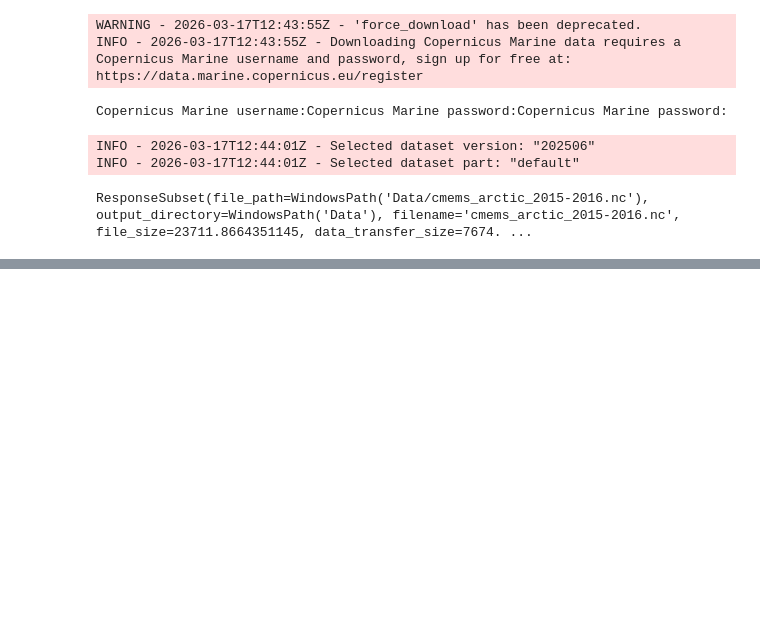
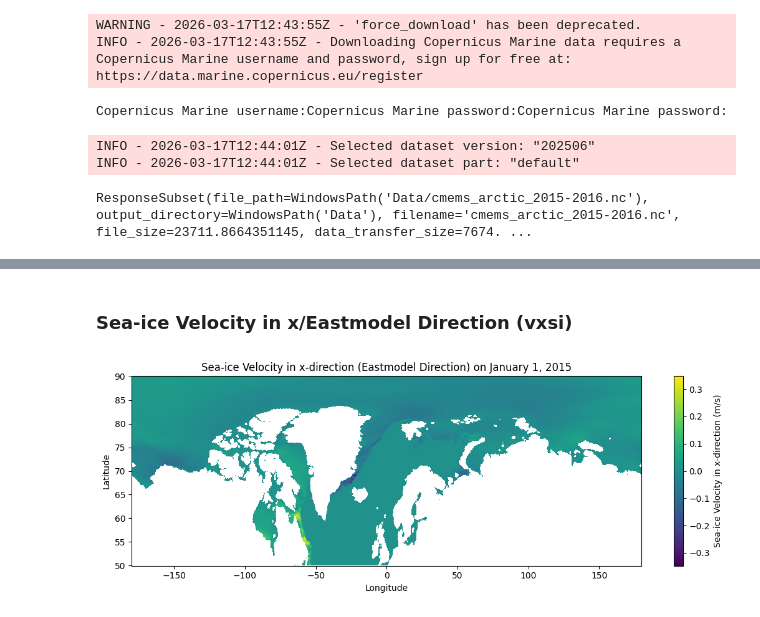
Before and after one commit to natslimak/OceanCourses, a Jupyter notebook: DigitalOcean/Assignment_2/Script.ipynb, the cells around one changed output, grey strips where cells are left out. Cells and saved outputs as stored; diff of their text form; code cells hidden in the pictures; blank space fills up the shorter version.

```diff
--- a/DigitalOcean/Assignment_2/Script.ipynb
+++ b/DigitalOcean/Assignment_2/Script.ipynb
@@ -217,0 +134,12 @@ Total missing days currently in dataset: 2
+# %% [markdown]
+### Sea-ice Velocity in x/Eastmodel Direction (vxsi)
+# %%
+plot_variable_map(
+    ds,
+    variable='vxsi',
+    time_sel='2015-01-01',
+    cbar_label='Sea-ice Velocity in x-direction (m/s)',
+    title='Sea-ice Velocity in x-direction (Eastmodel Direction) on January 1, 2015'
+)
+# %% [output]
+[figure, added]
```
Also changed, not shown: parts of 34 cells of this notebook, 1 other file.
